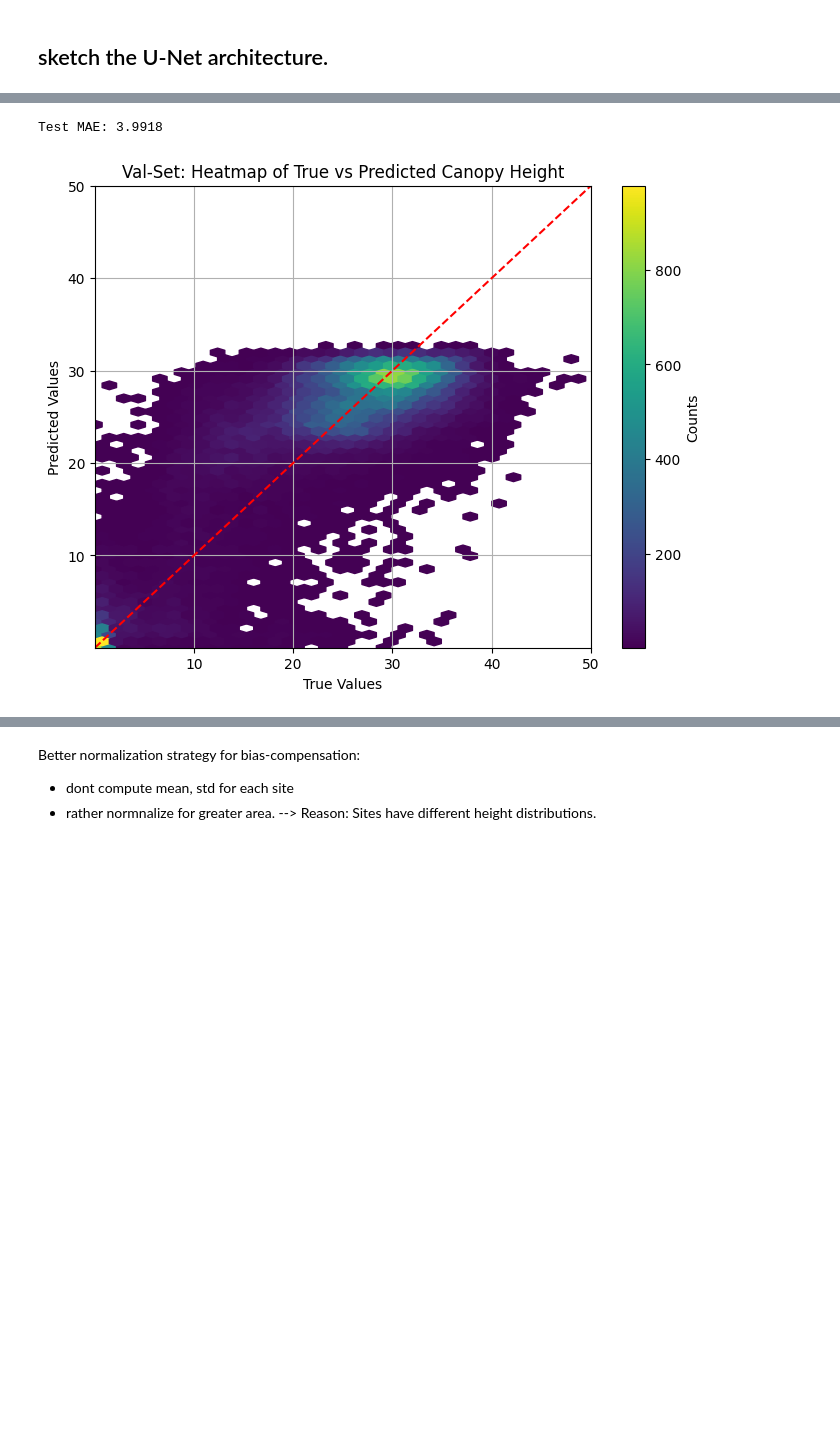
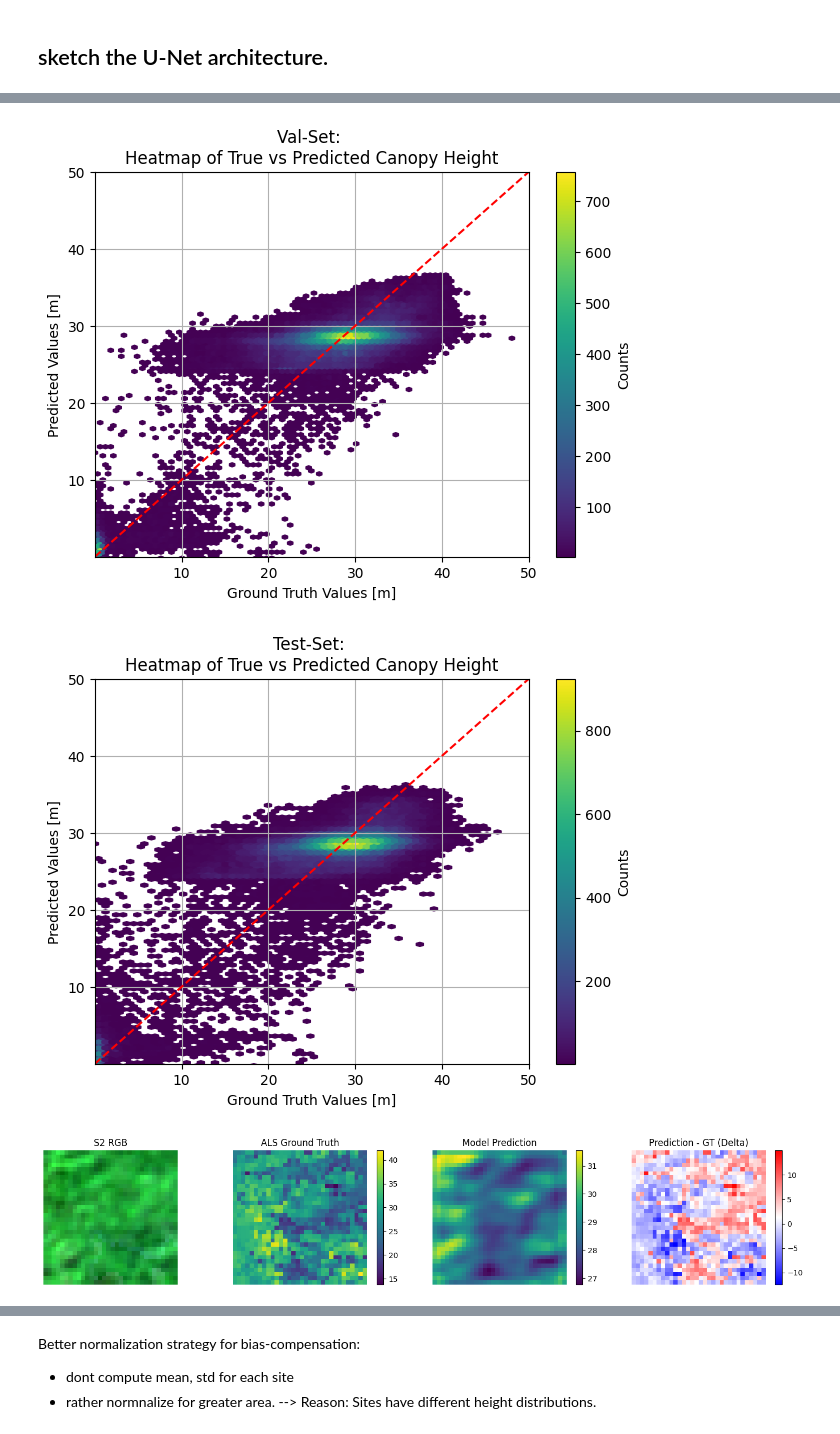
Before and after one commit to fizz-x/TreeHeads, a Jupyter notebook: training/01_unet.ipynb, the cells around one changed output, grey strips where cells are left out. Saved outputs shown, nothing was run; the diff lists cells and outputs as text; code cells hidden in the pictures; blank space fills up the shorter version.

```diff
--- a/training/01_unet.ipynb
+++ b/training/01_unet.ipynb
@@ -38,3 +42,7 @@ The autoreload extension is already loaded. To reload it, use:
 # %%
 # === Paths ===
 INPUT_FOLDER = "../data/03_training"
+
+ALS1_NORM_PARAMS = '../data/02_processed/ALS_norm_params_Site1_Ebrach.json'
+ALS2_NORM_PARAMS = '../data/02_processed/ALS_norm_params_Site2_Waldbrunn.json'
+ALS_NORM_PARAMS_JOINT = '../data/02_processed/ALS_norm_params_joint.json'
@@ -215,15 +296,17 @@ class UNet(nn.Module):
         dec1 = self.decoder1(torch.cat([self.upconv1(dec2), enc1], dim=1))
         return self.final(dec1)
 # %%
+from tqdm import trange
+
 model = UNet(config['num_bands']).to(config['device'])
 criterion = nn.HuberLoss(delta=config['huber_delta'])
 optimizer = optim.Adam(model.parameters(), lr=config['lr'], weight_decay=config['weight_decay'])
 # Learning rate scheduler
-scheduler = optim.lr_scheduler.StepLR(optimizer, step_size=10, gamma=0.3)
+#scheduler = optim.lr_scheduler.StepLR(optimizer, step_size=10, gamma=0.3)
 
 train_losses, val_losses = [], []
 
-for epoch in range(config['epochs']):
+for epoch in trange(config['epochs'], desc="Epochs"):
     model.train()
     train_loss = 0.0
     for inputs, targets in train_loader:
@@ -251,5 +334,7 @@ for epoch in range(config['epochs']):
     train_losses.append(train_loss)
     val_losses.append(val_loss)
     if (epoch + 1) % 10 == 0 or epoch == config['epochs'] - 1:
-        print(f"Epoch {epoch+1}/{config['epochs']}, Train Loss: {train_loss:.4f}, Val Loss: {val_loss:.4f}")
+        continue
+        #print(f"Epoch {epoch+1}/{config['epochs']}, Train Loss: {train_loss:.4f}, Val Loss: {val_loss:.4f}")
+        #print(f"Epoch {epoch+1}/{config['epochs']}, Train Loss: {train_loss:.4f}, Val Loss: {val_loss:.4f}")
     #print(f"Epoch {epoch+1}: Train Loss = {train_loss:.4f}, Val Loss = {val_loss:.4f}")
@@ -360,3 +387,6 @@ def denorm_model_json(model, test_loader, json_path):
 # %%
-predictions, targets = denorm_model_json(model, val_loader, ALS2_NORM_PARAMS)
+print("VALIDATION METRICS")
+predictions, targets = eval.denorm_model_json(model, val_loader, ALS_NORM_PARAMS_JOINT,config=config)
+print("TEST METRICS")
+pred_test, target_test = eval.denorm_model_json(model, test_loader, ALS_NORM_PARAMS_JOINT,config=config)
 # %% [output]
@@ -456,29 +419,8 @@ torch.save(model.state_dict(), "unet_canopy_model3.pth")
 # %%
-# plot y vs. preds as heatmap
-def plot_heatmap(y_true, y_pred, title="Heatmap of True vs Predicted"):
-    """
-    Plot a heatmap of true vs predicted values.
-
-    Parameters:
-    - y_true: np.ndarray, true values
-    - y_pred: np.ndarray, predicted values
-    - title: str, title of the plot
-    """
-    plt.figure(figsize=(8, 6))
-    plt.hexbin(y_true.flatten(), y_pred.flatten(), gridsize=50, cmap='viridis', mincnt=1)
-    plt.colorbar(label='Counts')
-    plt.xlabel('True Values')
-    plt.ylabel('Predicted Values')
-    plt.title(title)
-    plt.plot([y_true.min(), y_true.max()], [y_true.min(), y_true.max()], color='red', linestyle='--')
-    plt.xlim(y_true.min(), 50)
-    plt.ylim(y_true.min(), 50)
-    plt.grid(True)
-    plt.show()
-# Example usage:
-
-predictions, targets = denorm_model_json(model, val_loader, ALS2_NORM_PARAMS)
-plot_heatmap(targets, predictions, title="Val-Set: Heatmap of True vs Predicted Canopy Height")
+eval.plot_heatmap(targets, predictions, title="Val-Set: \nHeatmap of True vs Predicted Canopy Height")
+eval.plot_heatmap(target_test, pred_test, title="Test-Set: \nHeatmap of True vs Predicted Canopy Height")
+eval.plot_real_pred_delta(model, val_loader, num_samples=3, device=config['device'],json_path=ALS_NORM_PARAMS_JOINT)
 # %% [output]
-Test MAE: 3.9918
-[figure, old version]
+[figure, new version]
+[figure, added]
+[figure, added]
```
Also changed, not shown: parts of 28 cells of this notebook, 3 other files.
